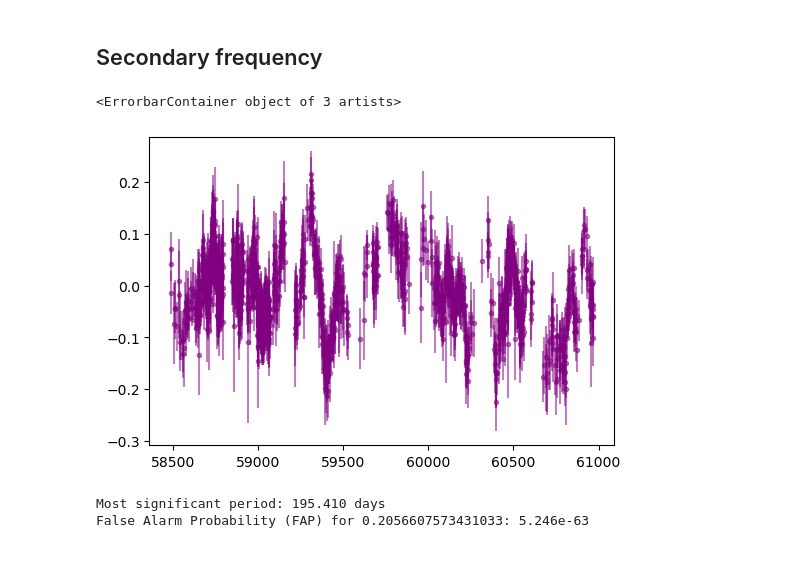
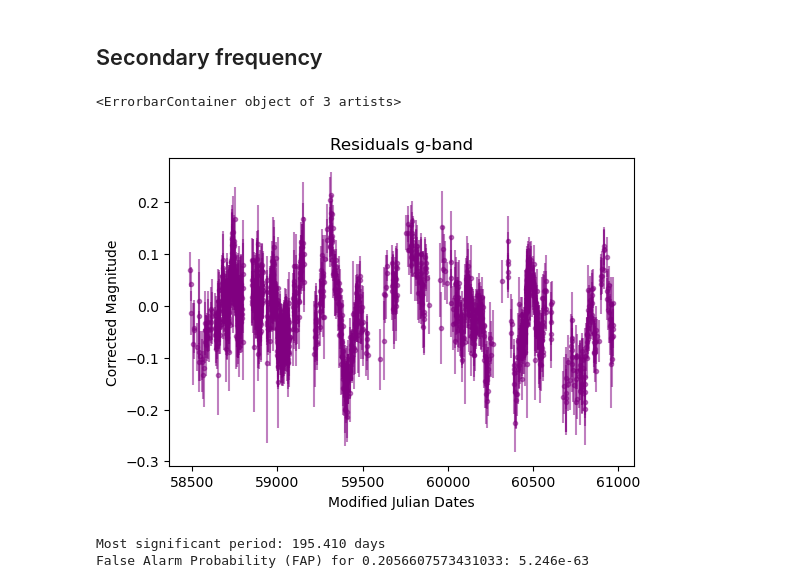
Before and after one commit to linagiraldom/AGN-ZTF18absrlhv, a Jupyter notebook: AGN.ipynb, the cells around one changed output. Cells and saved outputs as stored; diff of their text form; code cells hidden in the pictures; blank space fills up the shorter version.

Commit message:
residualss in r-band

```diff
--- a/AGN.ipynb
+++ b/AGN.ipynb
@@ -387,14 +387,17 @@ Offset (mean magnitude) = 18.027983 mag
 # %%
 model1 = ls.model(time, best_frequency)
 residuals = mag - model1
 
 
 plt.figure(figsize=(6,4))
+plt.title(f"Residuals {band}-band")
+plt.xlabel("Modified Julian Dates")
+plt.ylabel("Corrected Magnitude")
 plt.errorbar(time, residuals,
              yerr=mag_err, fmt='.', color='purple', alpha=0.5, label='Residuals')
 # %% [output]
 <ErrorbarContainer object of 3 artists>
-[figure, old version]
+[figure, new version]
 # %%
 ls_res = LombScargle(time, residuals, mag_err)
 
```
Also changed, not shown: parts of 1 cell of this notebook.
